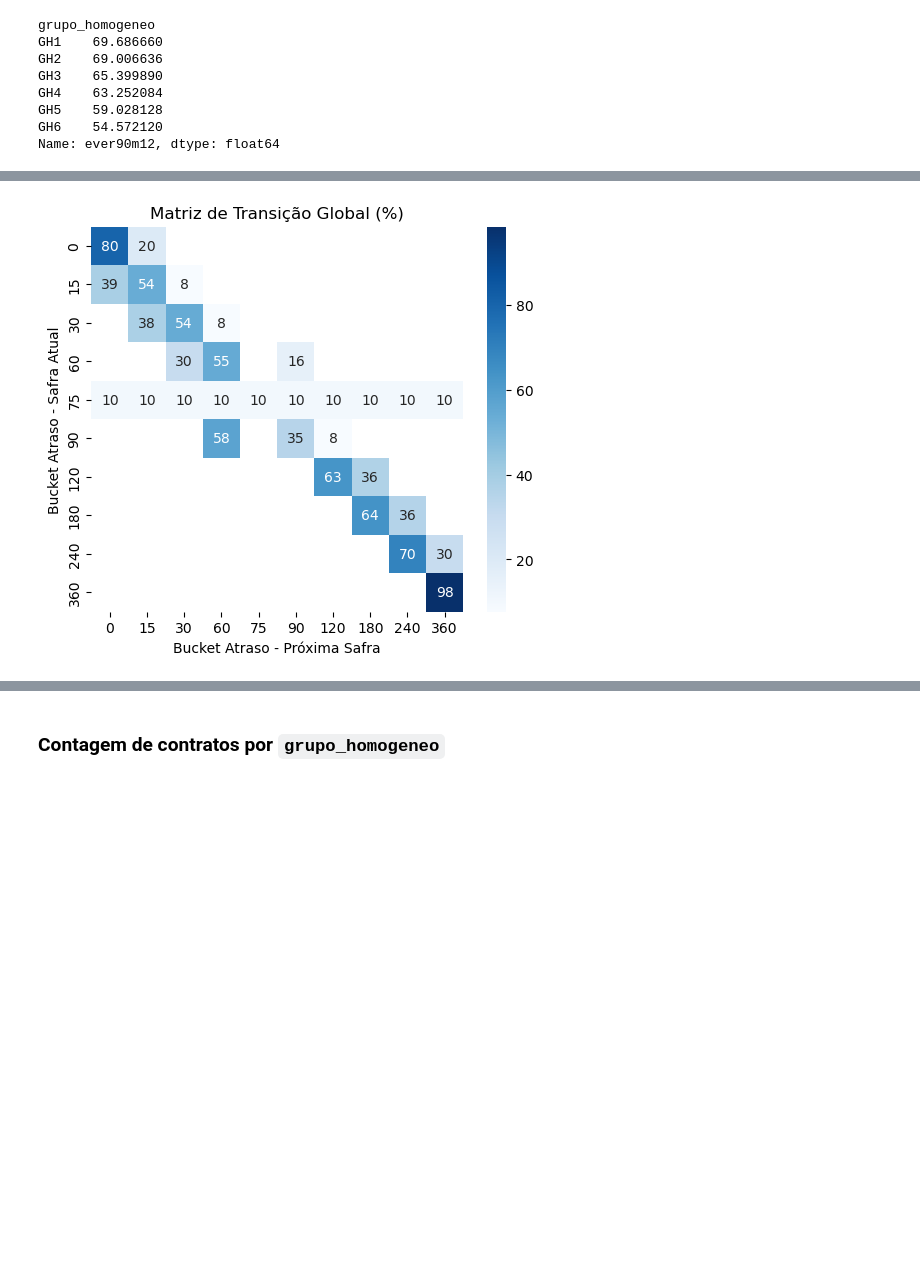
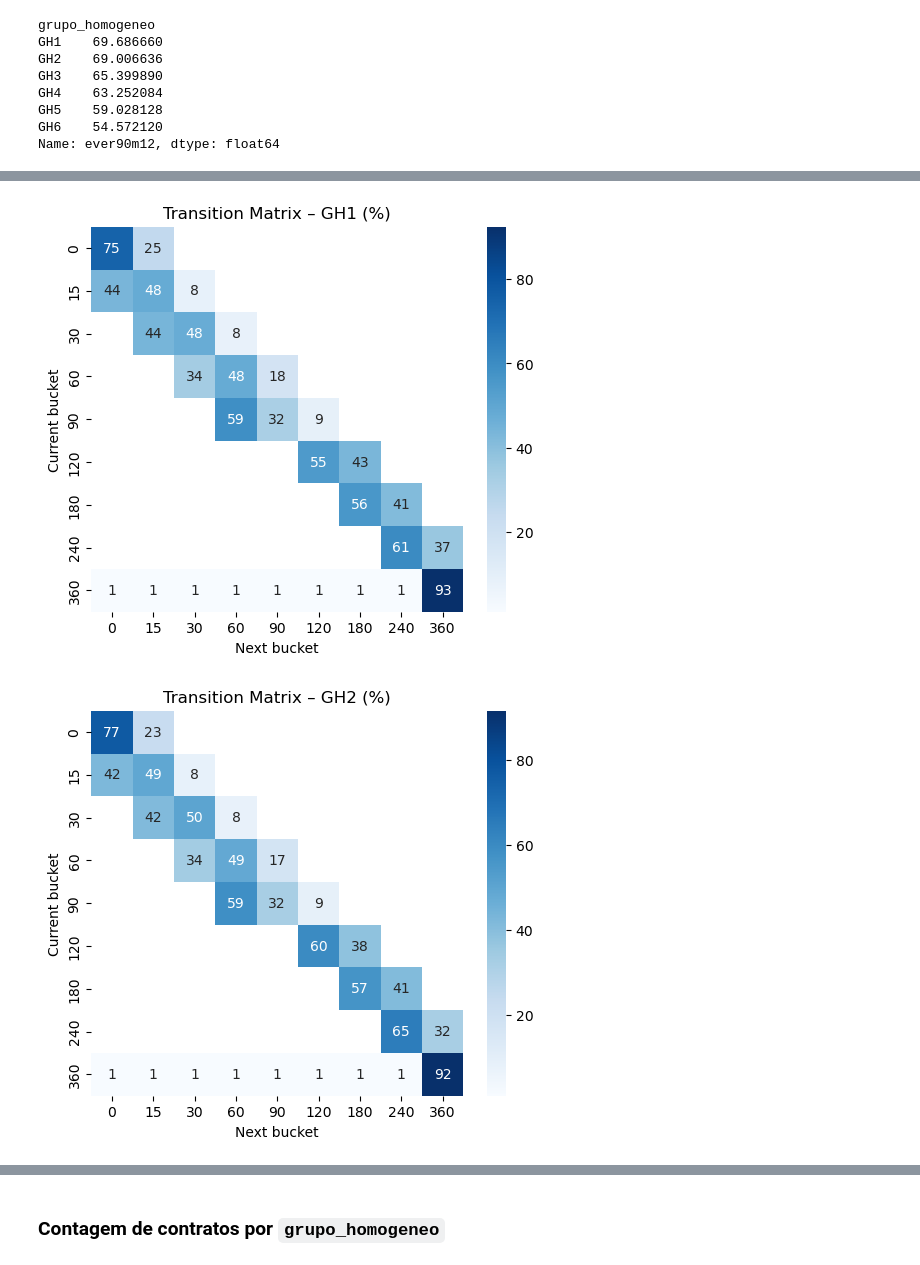
Before and after one commit to joaaomaia/creditlab, a Jupyter notebook: notebooks/01_exploracao_snapshot.ipynb, the cells around one changed output, grey strips where cells are left out. Drawn from its saved outputs; the diff is of its cells as text; code cells hidden in the pictures; blank space fills up the shorter version.

```diff
--- a/notebooks/01_exploracao_snapshot.ipynb
+++ b/notebooks/01_exploracao_snapshot.ipynb
@@ -121,22 +135,22 @@ df_panel['nivel_refinanciamento'].describe()
 # %%
 import numpy as np
 import importlib
 import transition_matrix_estimator
 
 importlib.reload(transition_matrix_estimator)
 
 from transition_matrix_estimator import TransitionMatrixLearner
 
-global_learner = TransitionMatrixLearner(buckets=[0,15,30,60,75,90,120,180,240,360])
+global_learner = TransitionMatrixLearner(buckets=[0,15,30,60,90,120,180,240,360])
 global_learner.fit(
     df_panel,
     id_col="id_contrato",
     time_col="data_ref",
     bucket_col="dias_atraso",
-    #group_col='grupo_homogeneo',
+    group_col='grupo_homogeneo',
 )
 
-#print("Global matrix:\n", global_learner.get_matrix())
-global_learner.plot_heatmaps(modes=["global"]); #save_dir="figs/")
+global_learner.plot_heatmaps(modes=["grupo_homogeneo"]); #save_dir="figs/")
 # %% [output]
-[figure, old version]
+[figure, new version]
+[figure, added]
```
Also changed, not shown: parts of 2 cells of this notebook.
